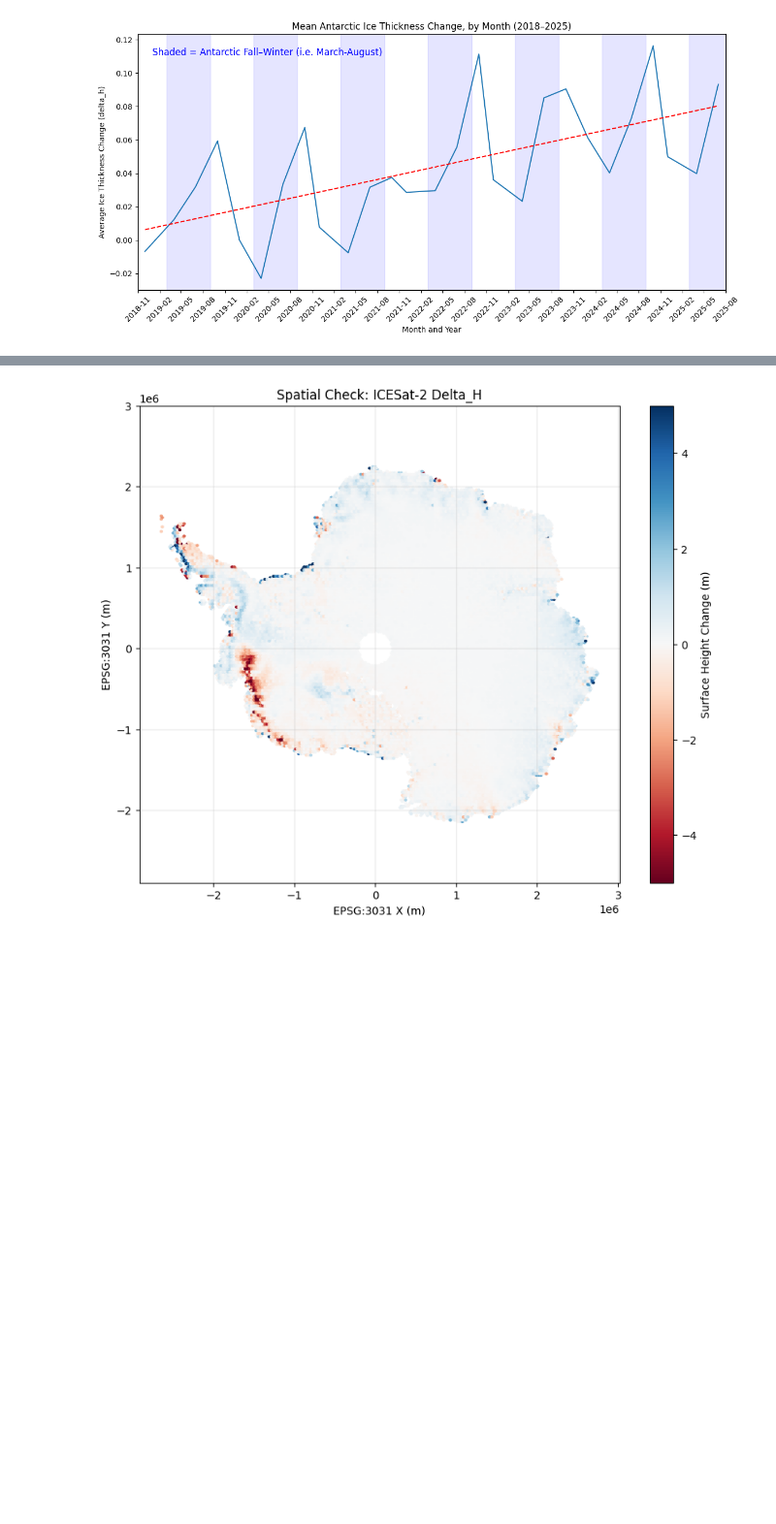
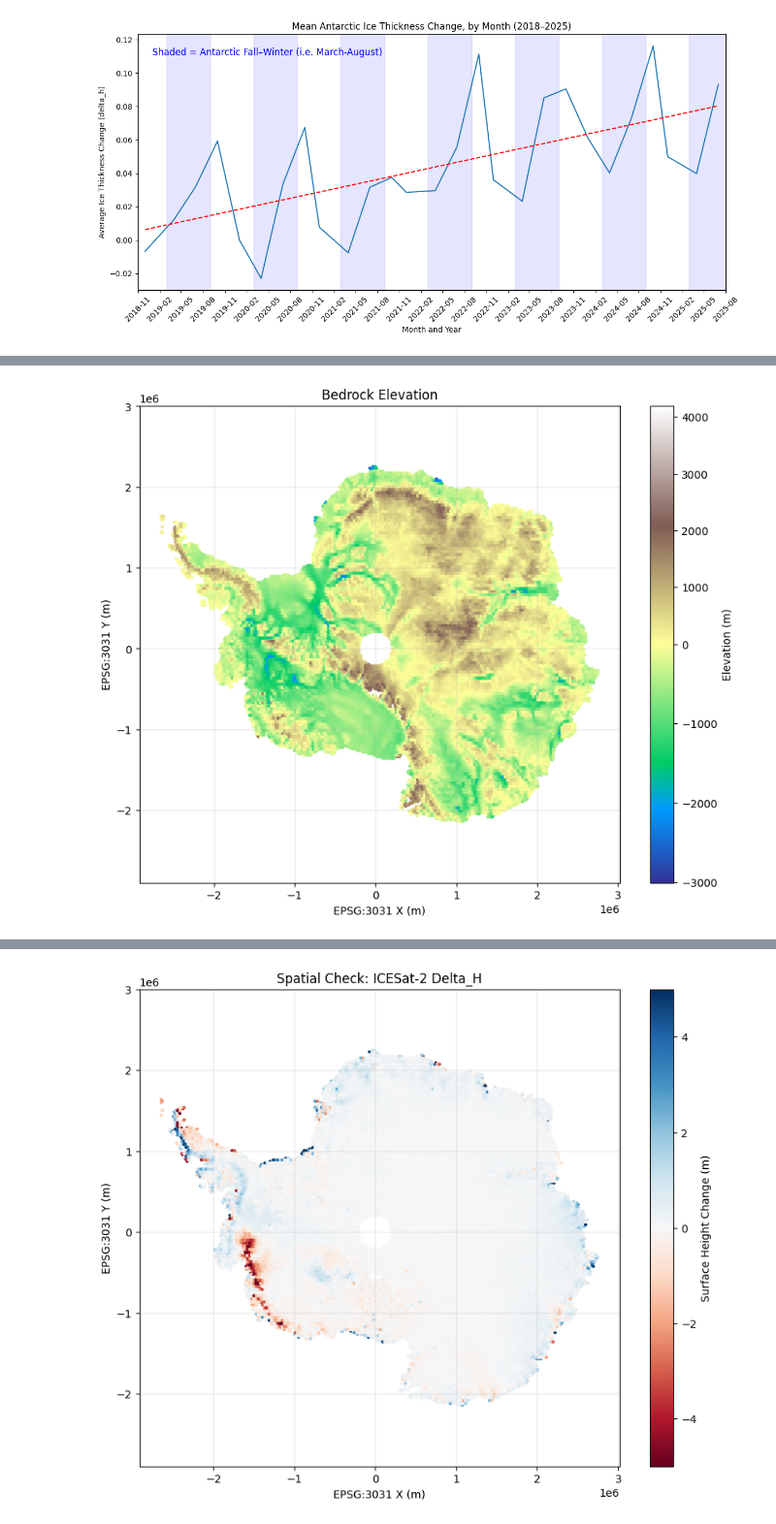
Before and after one commit to scotty-ucsd/dsc232_group_project, a Jupyter notebook: milestone_2.ipynb, the cells around one changed output, grey strips where cells are left out. Shown at 97% size. Drawn from its saved outputs; the diff is of its cells as text; code cells hidden in the pictures; blank space fills up the shorter version.

Commit message:
more graphs

```diff
--- a/milestone_2.ipynb
+++ b/milestone_2.ipynb
@@ -580,0 +566,38 @@ org.apache.spark.SparkException: Exception thrown in awaitResult:
+# %%
+from matplotlib.colors import TwoSlopeNorm
+
+pdf = df.select("x", "y", "bed_topography") \
+               .dropna() \
+               .sample(fraction=0.005, seed=42) \
+               .toPandas()
+
+
+plt.figure(figsize=(10, 8))
+
+
+
+norm = TwoSlopeNorm(vmin=pdf['bed_topography'].min(),
+                    vcenter=0,
+                    vmax=pdf['bed_topography'].max())
+
+hb = plt.hexbin(
+    pdf['x'],
+    pdf['y'],
+    C=pdf['bed_topography'],
+    gridsize=200,
+    cmap='terrain',
+    norm=norm,
+    reduce_C_function=np.mean,
+)
+
+cb = plt.colorbar(hb, label='Ground Elevation (m)')
+plt.title("Antarctic Bedrock Elevation (from radar and seismic surveys)")
+plt.xlabel("EPSG:3031 X (m)")
+plt.ylabel("EPSG:3031 Y (m)")
+# 'equal' axis is CRITICAL for spatial plots to avoid distortion
+plt.axis('equal')
+plt.grid(True, alpha=0.3)
+
+plt.show()
+# %% [output]
+[figure, added]
```
Also changed, not shown: parts of 5 cells of this notebook.
